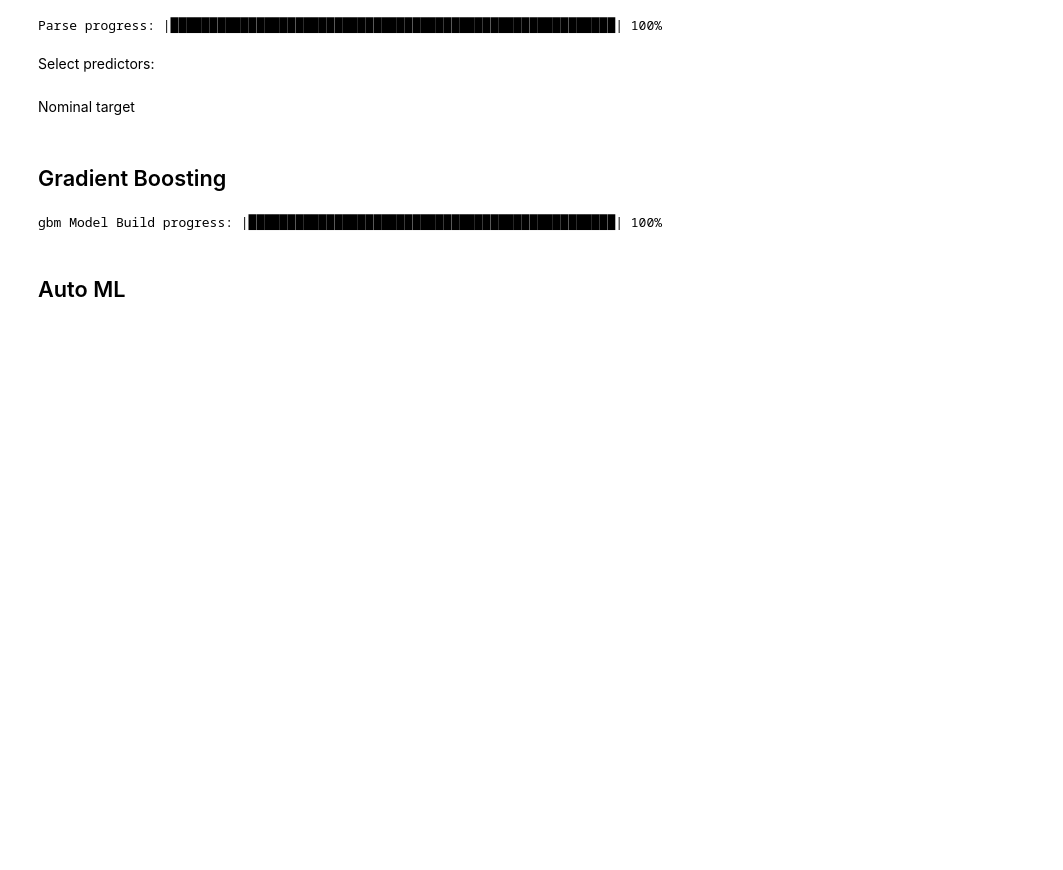
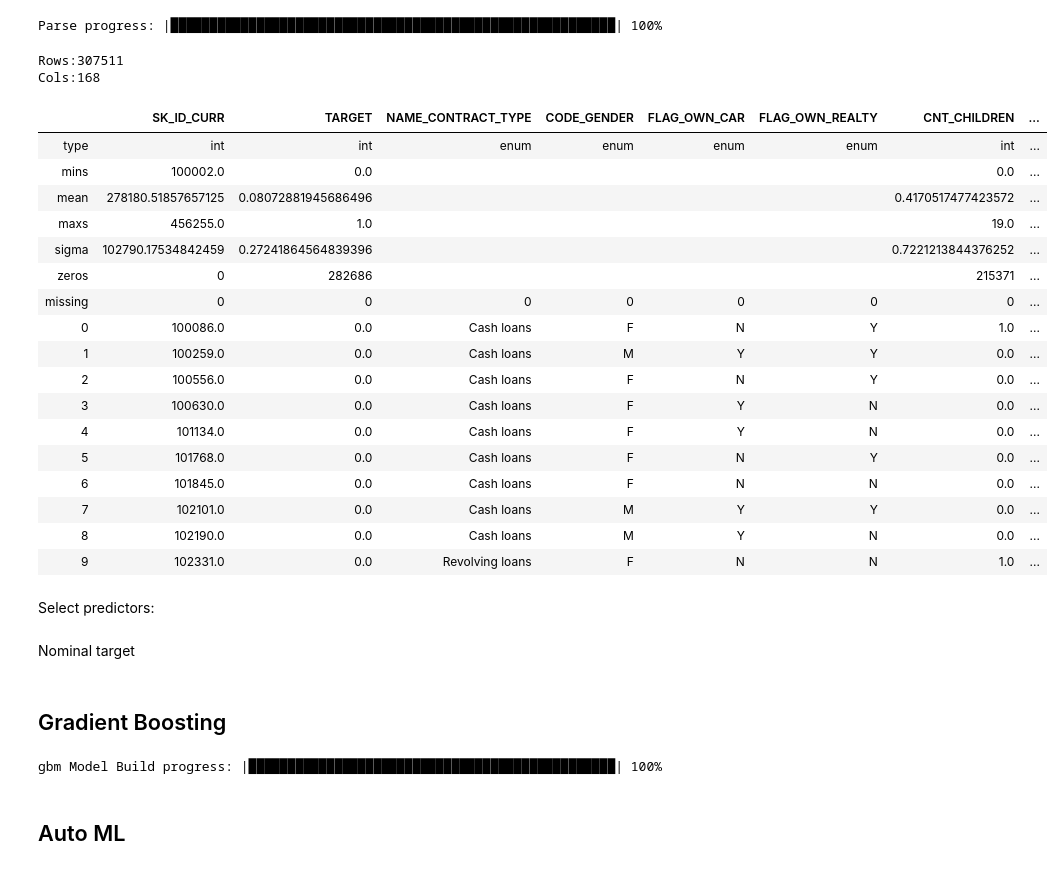
Before and after one commit to lukassykora/pysparkandh20, a Jupyter notebook: PySpark and H2O.ipynb, the cells around one changed output. Drawn from its saved outputs; the diff is of its cells as text; code cells hidden in the pictures; blank space fills up the shorter version.

```diff
--- a/PySpark and H2O.ipynb
+++ b/PySpark and H2O.ipynb
@@ -240,6 +246,29 @@ Warning: Your H2O cluster version is too old (2 years, 1 month and 17 days)! Ple
 df_train = h2o.import_file('Data/preparedTrain.csv')
 # %% [output]
 Parse progress: |█████████████████████████████████████████████████████████| 100%
+# %%
+df_train.describe()
+# %% [output]
+Rows:307511
+Cols:168
+|  | SK_ID_CURR | TARGET | NAME_CONTRACT_TYPE | CODE_GENDER | FLAG_OWN_CAR | FLAG_OWN_REALTY | CNT_CHILDREN | ... |
+| type | int | int | enum | enum | enum | enum | int | ... |
+| mins | 100002.0 | 0.0 |  |  |  |  | 0.0 | ... |
+| mean | 278180.51857657125 | 0.08072881945686496 |  |  |  |  | 0.4170517477423572 | ... |
+| maxs | 456255.0 | 1.0 |  |  |  |  | 19.0 | ... |
+| sigma | 102790.17534842459 | 0.27241864564839396 |  |  |  |  | 0.7221213844376252 | ... |
+| zeros | 0 | 282686 |  |  |  |  | 215371 | ... |
+| missing | 0 | 0 | 0 | 0 | 0 | 0 | 0 | ... |
+| 0 | 100086.0 | 0.0 | Cash loans | F | N | Y | 1.0 | ... |
+| 1 | 100259.0 | 0.0 | Cash loans | M | Y | Y | 0.0 | ... |
+| 2 | 100556.0 | 0.0 | Cash loans | F | N | Y | 0.0 | ... |
+| 3 | 100630.0 | 0.0 | Cash loans | F | Y | N | 0.0 | ... |
+| 4 | 101134.0 | 0.0 | Cash loans | F | Y | N | 0.0 | ... |
+| 5 | 101768.0 | 0.0 | Cash loans | F | N | Y | 0.0 | ... |
+| 6 | 101845.0 | 0.0 | Cash loans | F | N | N | 0.0 | ... |
+| 7 | 102101.0 | 0.0 | Cash loans | M | Y | Y | 0.0 | ... |
+| 8 | 102190.0 | 0.0 | Cash loans | M | Y | N | 0.0 | ... |
+| 9 | 102331.0 | 0.0 | Revolving loans | F | N | N | 1.0 | ... |
 # %% [markdown]
 Select predictors:
 # %%
```
Also changed, not shown: parts of 9 cells of this notebook.
